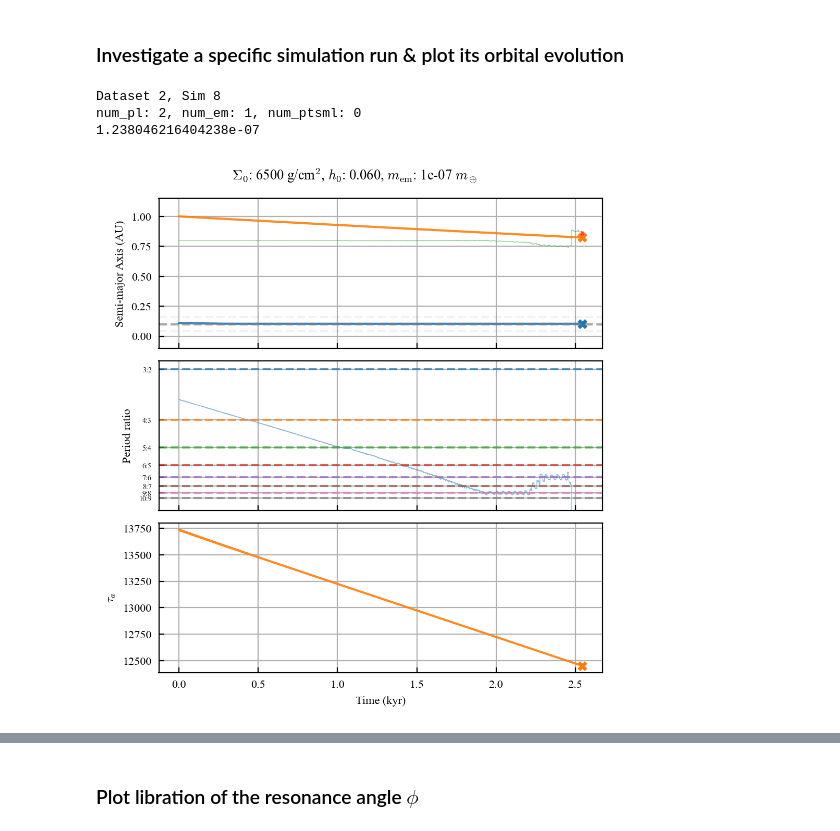
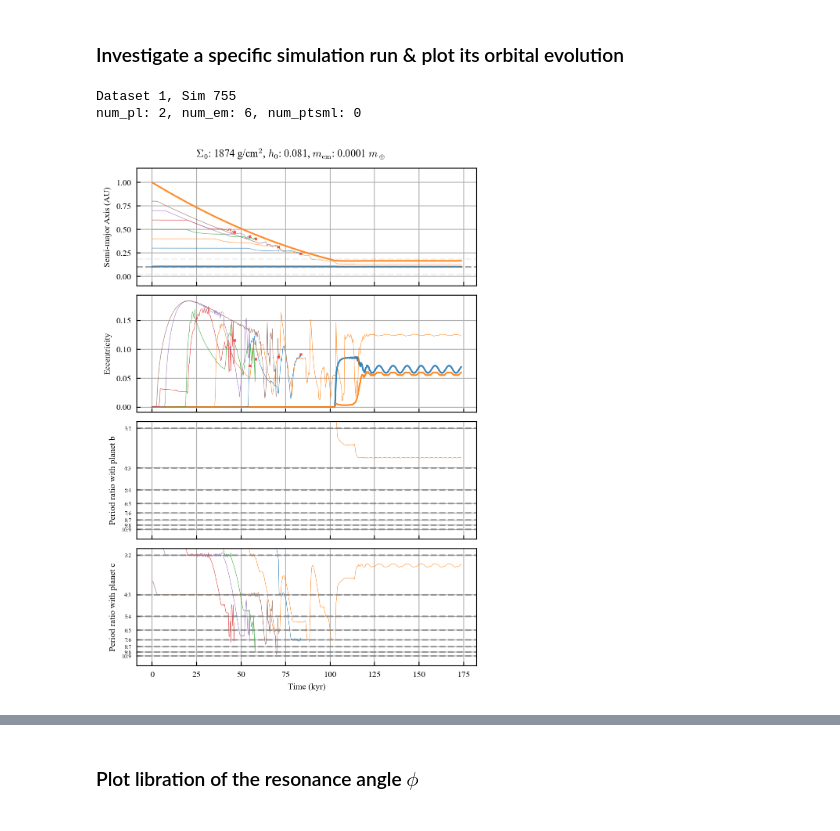
Before and after one commit to dchen10Git/uh-ifa-reu-2026, a Jupyter notebook: analyze_one_sim.ipynb, the cells around one changed output, grey strips where cells are left out. Cells and saved outputs as stored; diff of their text form; code cells hidden in the pictures.

```diff
--- a/analyze_one_sim.ipynb
+++ b/analyze_one_sim.ipynb
@@ -38,6 +38,7 @@ r_sun = u.Rsun.to(u.AU)
 # %% [markdown]
 ### Investigate a specific simulation run & plot its orbital evolution
 # %%
+# %matplotlib widget
 %matplotlib inline
 
 def plot_system(saved_sim, elements, num_pl, num_em, num_ptsml, t_units='kyr'):
@@ -67,6 +68,10 @@ def plot_system(saved_sim, elements, num_pl, num_em, num_ptsml, t_units='kyr'):
     # could also try plotting log
     sim_data, metadata = saved_sim
     rock_names = list(sim_data.keys())
+
+    rock_names = rock_names
+    # num_em=1
+
     times = sim_data[rock_names[0]]['time']
 
     fig, axs = plt.subplots(len(elements), 1, sharex=True)
@@ -75,7 +80,7 @@ def plot_system(saved_sim, elements, num_pl, num_em, num_ptsml, t_units='kyr'):
 
     time_factor = {'yr': 1, 'kyr': 1e3, 'Myr': 1e6}[t_units]
     pl_style = {'alpha': 0.9}
-    em_style = {'alpha': 0.5, 'lw': 0.5} # 'c': 'navy'
+    em_style = {'alpha': 0.7, 'lw': 0.5} # 'c': 'navy'
     ptsml_style = {'c': 'k', 'alpha': 0.9, 'lw': 0.2}
 
     if not isinstance(axs, (list, np.ndarray)): # if elements is one item
@@ -93,7 +98,7 @@ def plot_system(saved_sim, elements, num_pl, num_em, num_ptsml, t_units='kyr'):
 
             for i in range(0, num_em, 1):
                 name = rock_names[i+num_pl]
-                ax.plot(times/time_factor, sim_data[name]["a"], **em_style)
+                ax.plot(times/time_factor, sim_data[name]["a"], **em_style, c=f'C{i}')
                 plot_end_marker(ax, times/time_factor, sim_data[name]["a"], color='r', ms=2, mew=1, alpha=0.7)
 
             for i in range(0, len(rock_names)-num_pl-num_em, 1): # don't use num_ptsml as it doesn't include replenished ptsmls
@@ -125,7 +130,7 @@ def plot_system(saved_sim, elements, num_pl, num_em, num_ptsml, t_units='kyr'):
 
             for i in range(0, num_em, 1):
                 name = rock_names[i+num_pl]
-                ax.plot(times/time_factor, sim_data[name]["e"], **em_style)
+                ax.plot(times/time_factor, sim_data[name]["e"], **em_style, c=f'C{i}')
                 plot_end_marker(ax, times/time_factor, sim_data[name]["e"], color='r', ms=2, mew=1, alpha=0.7)
 
             for i in range(0, len(rock_names)-num_pl-num_em, 1): # don't use num_ptsml as it doesn't include replenished ptsmls
@@ -182,7 +187,32 @@ def plot_system(saved_sim, elements, num_pl, num_em, num_ptsml, t_units='kyr'):
             ax.set_ylabel("Period ratio")
             ax.set_ylim(0.9,3.1)
 
-        elif elements[i] == 'P_ratio_em':
+        elif elements[i] == 'P_ratio_em_b':
+            for i in range(num_pl, num_pl+num_em): # don't use num_ptsml as it doesn't include replenished ptsmls
+                name = rock_names[i]
+                ax.plot(times/time_factor, sim_data[name]["P"]/sim_data['planet b']["P"], **em_style)
+                plot_end_marker(ax, times/time_factor, sim_data[name]["P"], color='r', ms=1, mew=0.5, alpha=0.6)
+
+            # Add horizontal lines for resonances
+            first_res = [3/2, 4/3, 5/4, 6/5, 7/6, 8/7, 9/8, 10/9]
+            second_res = [5/3, 7/5]
+            third_res = [4/1, 5/2, 7/4, 8/5]
+
+            for i, r in enumerate(first_res):
+                ax.axhline(r, color='gray', ls='--', alpha=0.7)
+            # for r in second_res:
+            #     ax.axhline(r, color='blue', ls='--', alpha=0.5)
+            # for r in third_res:
+            #     ax3.axhline(r, color='red', ls='--', alpha=0.5)
+
+            ax.set_ylabel("Period ratio with planet b")
+            ax.set_ylim(1.08,1.53)
+            ax.set_yscale('log')
+            ax.set_yticks(first_res)
+            ax.set_yticklabels(['3:2', '4:3', '5:4', '6:5', '7:6', '8:7', '9:8', '10:9'], fontsize=5)
+            ax.minorticks_off()
+
+        elif elements[i] == 'P_ratio_em_c':
             for i in range(num_pl, num_pl+num_em): # don't use num_ptsml as it doesn't include replenished ptsmls
                 name = rock_names[i]
                 ax.plot(times/time_factor, sim_data['planet c']["P"]/sim_data[name]["P"], **em_style)
@@ -194,13 +224,13 @@ def plot_system(saved_sim, elements, num_pl, num_em, num_ptsml, t_units='kyr'):
             third_res = [4/1, 5/2, 7/4, 8/5]
 
             for i, r in enumerate(first_res):
-                ax.axhline(r, color=f'C{i}', ls='--', alpha=0.7)
+                ax.axhline(r, color='gray', ls='--', alpha=0.7)
             # for r in second_res:
             #     ax.axhline(r, color='blue', ls='--', alpha=0.5)
             # for r in third_res:
             #     ax3.axhline(r, color='red', ls='--', alpha=0.5)
 
-            ax.set_ylabel("Period ratio")
+            ax.set_ylabel("Period ratio with planet c")
             ax.set_ylim(1.08,1.53)
             ax.set_yscale('log')
             ax.set_yticks(first_res)
@@ -327,39 +357,36 @@ def plot_system(saved_sim, elements, num_pl, num_em, num_ptsml, t_units='kyr'):
         plt.suptitle(f"$\Sigma_0$: {metadata['Sigma_1au']:.0f} g/cm$^2$, $h_0$: {metadata['h_1au']:.3f}, $m_{{\\rm em}}$: {metadata['m_em']:.3g} $m_\\oplus$")
     else:
         plt.suptitle(f"$\Sigma_0$: {metadata['Sigma_1au']:.0f} g/cm$^2$, $h_0$: {metadata['h_1au']:.3f}")
     plt.tight_layout(); plt.show()
     # plt.savefig("Figures/orbital_evo.svg", bbox_inches="tight")
 
-dataset_id = 2
-sim_id = 8
+dataset_id = 1
+sim_id = 755
 
-elements = ['a', 'P_ratio_em', 'tau_a']
+elements = ['a', 'e', 'P_ratio_em_b', 'P_ratio_em_c']
 
 for sim_id in range(sim_id, sim_id+1, 1):
 # for sim_id in inside_d:
     base_dir = Path.cwd()
     file_path = base_dir.parent / f"sim_results/dataset{dataset_id}" / f"sim{sim_id}.h5"
 
     try:
         saved_sim = reb_sims.load_simulation_run(file_path)
     except FileNotFoundError:
         print(f"Sim {sim_id} not found")
         continue
 
     sim_data, metadata = saved_sim
     m_star = metadata['m_star']
     rock_names = list(sim_data.keys())
     rocks = {p: sim_data[p] for p in rock_names}
     num_pl, num_em, num_ptsml = metadata['num_pl'], metadata['num_em'], metadata['num_ptsml']
 
     print(f"Dataset {dataset_id}, Sim {sim_id}")
     print(f"num_pl: {metadata['num_pl']}, num_em: {metadata['num_em']}, num_ptsml: {metadata['num_ptsml']}")
 
-    print(1/(2.7+1.1) / 5*m_earth / (metadata['Sigma_1au']*AU**2 / Msun) * metadata['h_1au']**2 / (2*np.pi))
-
     plot_system(saved_sim, elements, num_pl, num_em, num_ptsml)
 # %% [output]
-Dataset 2, Sim 8
-num_pl: 2, num_em: 1, num_ptsml: 0
-1.238046216404238e-07
+Dataset 1, Sim 755
+num_pl: 2, num_em: 6, num_ptsml: 0
-[figure, old version]
+[figure, new version]
```
Also changed, not shown: parts of 4 cells of this notebook, 6 other files.
